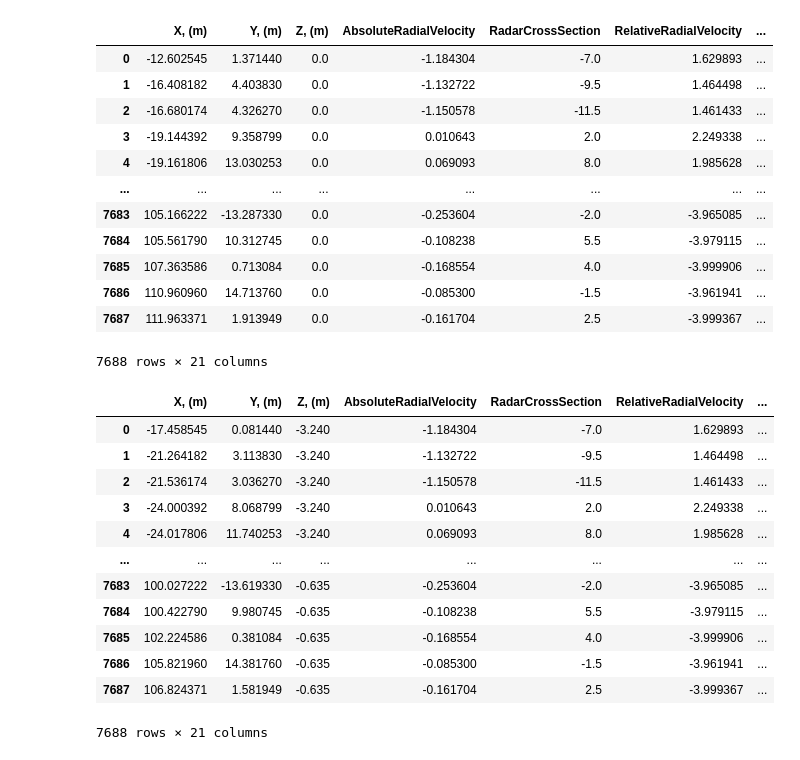
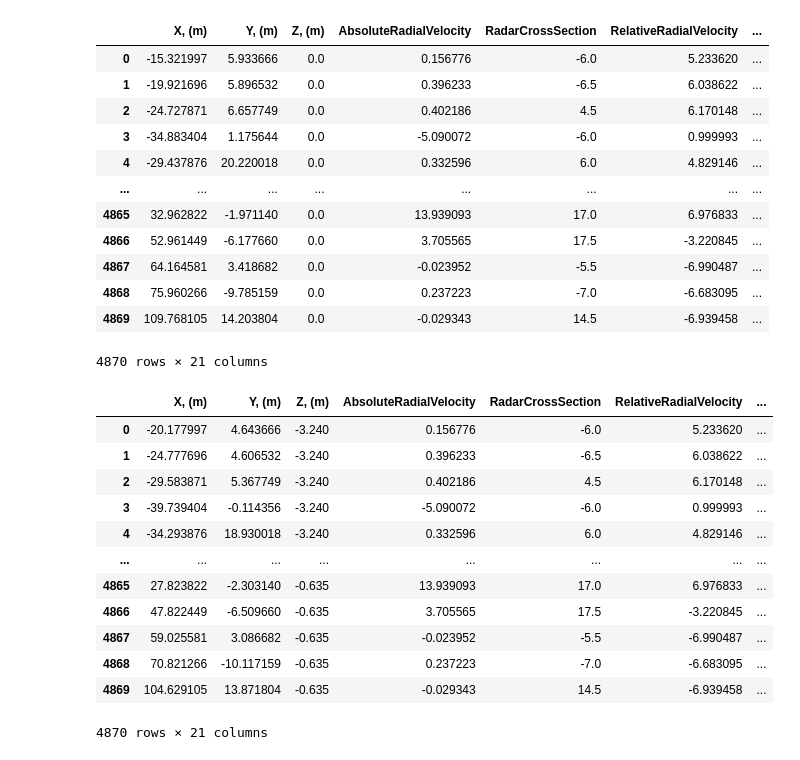
Before and after one commit to ArTiK13/radar_data, a Jupyter notebook: delta_t.ipynb, the cells around one changed output. Drawn from its saved outputs; the diff is of its cells as text; code cells hidden in the pictures.

```diff
--- a/delta_t.ipynb
+++ b/delta_t.ipynb
@@ -2,23 +2,23 @@
 import pandas as pd
 import json
 # %%
-radar_df = pd.read_csv("data/processed data/radar_data_70.csv")
-lidar_df = pd.read_csv("data/processed data/lidar_data_70.csv")
+radar_df = pd.read_csv("data/processed data/radar_data_23.csv")
+lidar_df = pd.read_csv("data/processed data/lidar_data_23.csv")
 radar_df
 # %% [output]
 |  | X, (m) | Y, (m) | Z, (m) | AbsoluteRadialVelocity | RadarCrossSection | RelativeRadialVelocity | ... |
-| 0 | -12.602545 | 1.371440 | 0.0 | -1.184304 | -7.0 | 1.629893 | ... |
-| 1 | -16.408182 | 4.403830 | 0.0 | -1.132722 | -9.5 | 1.464498 | ... |
-| 2 | -16.680174 | 4.326270 | 0.0 | -1.150578 | -11.5 | 1.461433 | ... |
-| 3 | -19.144392 | 9.358799 | 0.0 | 0.010643 | 2.0 | 2.249338 | ... |
-| 4 | -19.161806 | 13.030253 | 0.0 | 0.069093 | 8.0 | 1.985628 | ... |
+| 0 | -15.321997 | 5.933666 | 0.0 | 0.156776 | -6.0 | 5.233620 | ... |
+| 1 | -19.921696 | 5.896532 | 0.0 | 0.396233 | -6.5 | 6.038622 | ... |
+| 2 | -24.727871 | 6.657749 | 0.0 | 0.402186 | 4.5 | 6.170148 | ... |
+| 3 | -34.883404 | 1.175644 | 0.0 | -5.090072 | -6.0 | 0.999993 | ... |
+| 4 | -29.437876 | 20.220018 | 0.0 | 0.332596 | 6.0 | 4.829146 | ... |
 | ... | ... | ... | ... | ... | ... | ... | ... |
-| 7683 | 105.166222 | -13.287330 | 0.0 | -0.253604 | -2.0 | -3.965085 | ... |
-| 7684 | 105.561790 | 10.312745 | 0.0 | -0.108238 | 5.5 | -3.979115 | ... |
-| 7685 | 107.363586 | 0.713084 | 0.0 | -0.168554 | 4.0 | -3.999906 | ... |
-| 7686 | 110.960960 | 14.713760 | 0.0 | -0.085300 | -1.5 | -3.961941 | ... |
-| 7687 | 111.963371 | 1.913949 | 0.0 | -0.161704 | 2.5 | -3.999367 | ... |
+| 4865 | 32.962822 | -1.971140 | 0.0 | 13.939093 | 17.0 | 6.976833 | ... |
+| 4866 | 52.961449 | -6.177660 | 0.0 | 3.705565 | 17.5 | -3.220845 | ... |
+| 4867 | 64.164581 | 3.418682 | 0.0 | -0.023952 | -5.5 | -6.990487 | ... |
+| 4868 | 75.960266 | -9.785159 | 0.0 | 0.237223 | -7.0 | -6.683095 | ... |
+| 4869 | 109.768105 | 14.203804 | 0.0 | -0.029343 | 14.5 | -6.939458 | ... |
-7688 rows × 21 columns
+4870 rows × 21 columns
 # %%
 with open(f"data/raw data/radar_positions.json", "r") as file:
     radar_positions = {float(k): v for k, v in json.load(file).items()}
@@ -30,16 +30,16 @@ for i, cords in radar_positions.items():
 radar_df
 # %% [output]
 |  | X, (m) | Y, (m) | Z, (m) | AbsoluteRadialVelocity | RadarCrossSection | RelativeRadialVelocity | ... |
-| 0 | -17.458545 | 0.081440 | -3.240 | -1.184304 | -7.0 | 1.629893 | ... |
-| 1 | -21.264182 | 3.113830 | -3.240 | -1.132722 | -9.5 | 1.464498 | ... |
-| 2 | -21.536174 | 3.036270 | -3.240 | -1.150578 | -11.5 | 1.461433 | ... |
-| 3 | -24.000392 | 8.068799 | -3.240 | 0.010643 | 2.0 | 2.249338 | ... |
-| 4 | -24.017806 | 11.740253 | -3.240 | 0.069093 | 8.0 | 1.985628 | ... |
+| 0 | -20.177997 | 4.643666 | -3.240 | 0.156776 | -6.0 | 5.233620 | ... |
+| 1 | -24.777696 | 4.606532 | -3.240 | 0.396233 | -6.5 | 6.038622 | ... |
+| 2 | -29.583871 | 5.367749 | -3.240 | 0.402186 | 4.5 | 6.170148 | ... |
+| 3 | -39.739404 | -0.114356 | -3.240 | -5.090072 | -6.0 | 0.999993 | ... |
+| 4 | -34.293876 | 18.930018 | -3.240 | 0.332596 | 6.0 | 4.829146 | ... |
 | ... | ... | ... | ... | ... | ... | ... | ... |
-| 7683 | 100.027222 | -13.619330 | -0.635 | -0.253604 | -2.0 | -3.965085 | ... |
-| 7684 | 100.422790 | 9.980745 | -0.635 | -0.108238 | 5.5 | -3.979115 | ... |
-| 7685 | 102.224586 | 0.381084 | -0.635 | -0.168554 | 4.0 | -3.999906 | ... |
-| 7686 | 105.821960 | 14.381760 | -0.635 | -0.085300 | -1.5 | -3.961941 | ... |
-| 7687 | 106.824371 | 1.581949 | -0.635 | -0.161704 | 2.5 | -3.999367 | ... |
+| 4865 | 27.823822 | -2.303140 | -0.635 | 13.939093 | 17.0 | 6.976833 | ... |
+| 4866 | 47.822449 | -6.509660 | -0.635 | 3.705565 | 17.5 | -3.220845 | ... |
+| 4867 | 59.025581 | 3.086682 | -0.635 | -0.023952 | -5.5 | -6.990487 | ... |
+| 4868 | 70.821266 | -10.117159 | -0.635 | 0.237223 | -7.0 | -6.683095 | ... |
+| 4869 | 104.629105 | 13.871804 | -0.635 | -0.029343 | 14.5 | -6.939458 | ... |
-7688 rows × 21 columns
+4870 rows × 21 columns
 # %%
```
Also changed, not shown: parts of 7 cells of this notebook.
